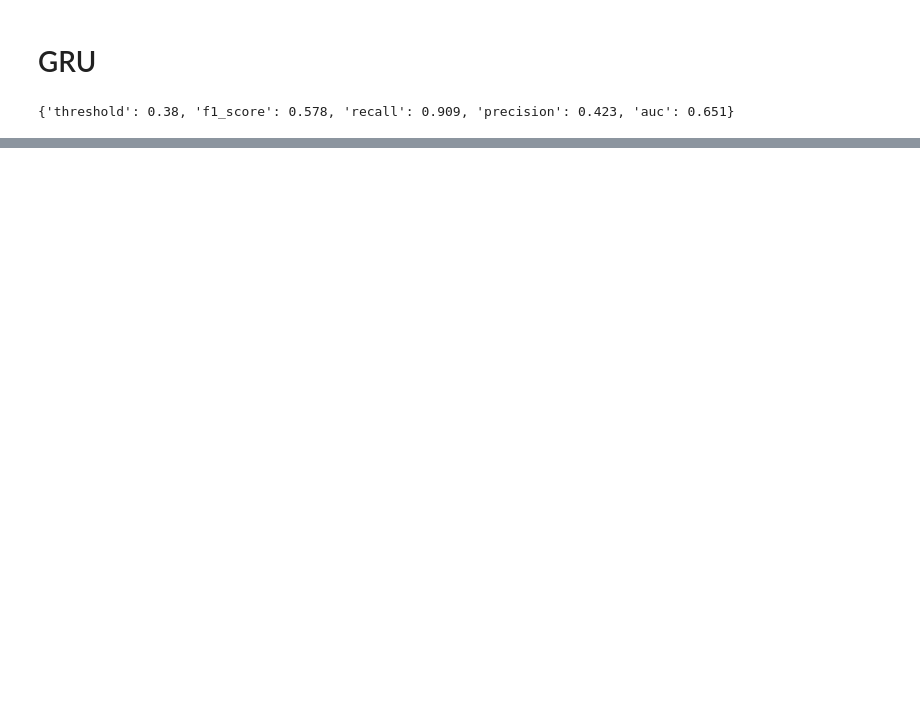
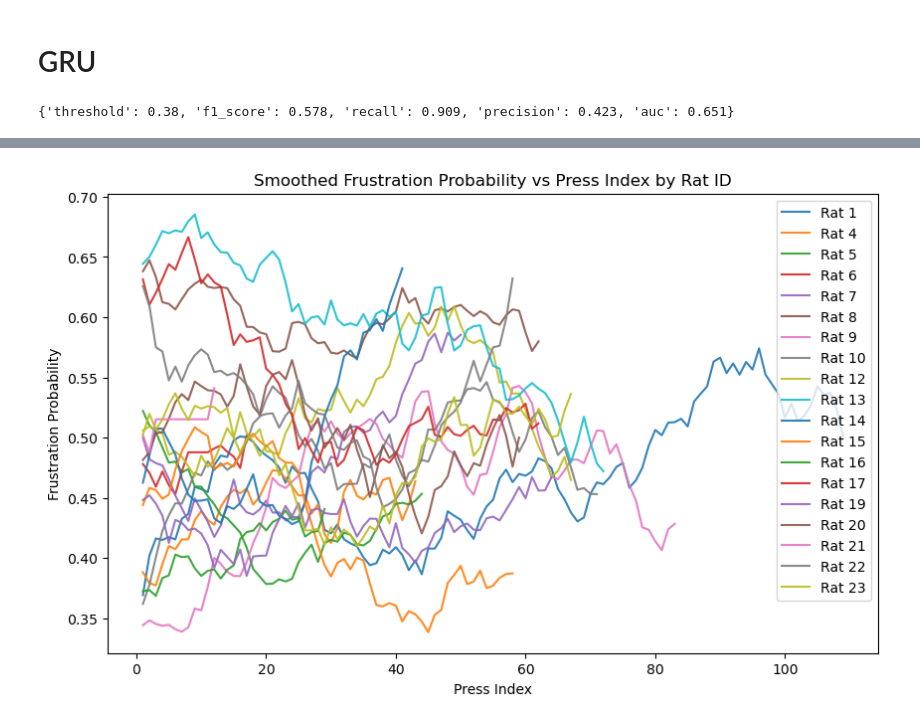
Before and after one commit to Jiefei-Wang/rat-model, a Jupyter notebook: scripts/descriptive.ipynb, the cells around one changed output, grey strips where cells are left out. Drawn from its saved outputs; the diff is of its cells as text; code cells hidden in the pictures; blank space fills up the shorter version.

```diff
--- a/scripts/descriptive.ipynb
+++ b/scripts/descriptive.ipynb
@@ -383,0 +543,29 @@ print(gru_metrics)
+# %%
+import matplotlib.pyplot as plt
+
+window = 20  # adjust this for more/less smoothing
+
+plt.figure(figsize=(10, 6))
+
+for rat_id, group in df_app_ML.groupby('id'):
+    group = group.sort_values('seq').copy()
+    group['frustration_smooth'] = (
+        group['frustration_probability']
+        .rolling(window=window, center=True, min_periods=1)
+        .mean()
+    )
+    first_n = 9999
+    plt.plot(
+        group['seq'][:first_n],
+        group['frustration_smooth'][:first_n],
+        label=f'Rat {rat_id}',
+        alpha=0.9
+    )
+
+plt.title('Smoothed Frustration Probability vs Press Index by Rat ID')
+plt.xlabel('Press Index')
+plt.ylabel('Frustration Probability')
+plt.legend()
+plt.show()
+# %% [output]
+[figure, added]
```
Also changed, not shown: parts of 22 cells of this notebook, 4 other files.
